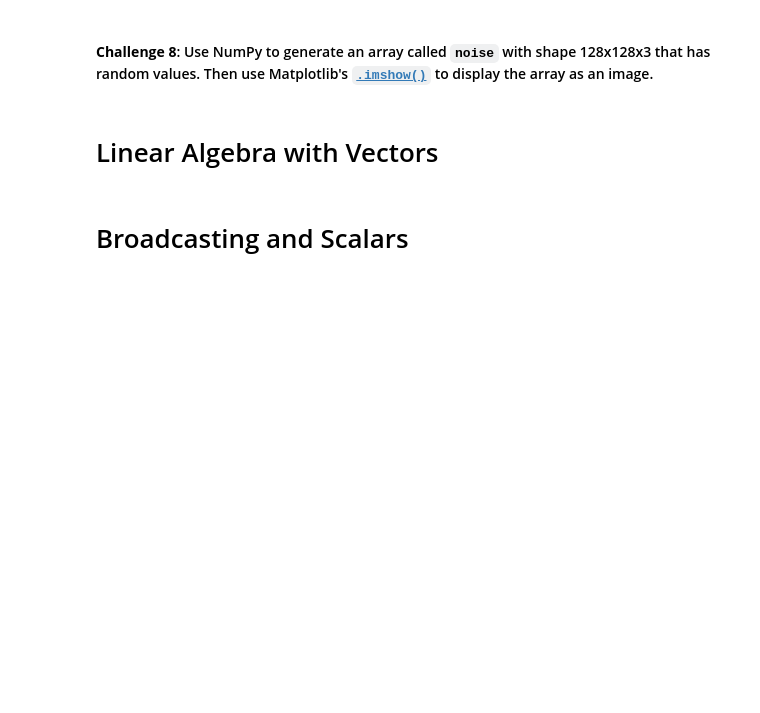
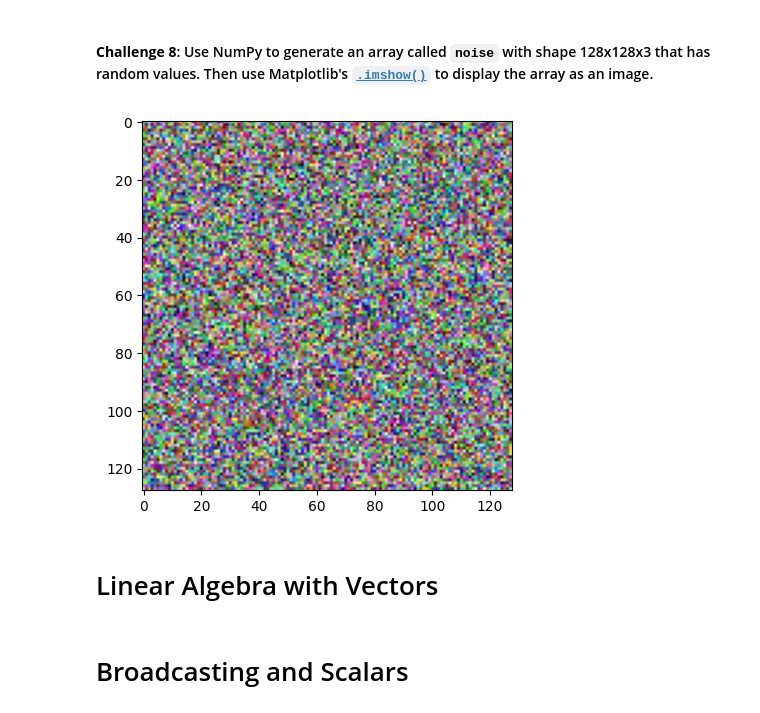
Before and after one commit to Jeff-Nibbs/numpy-arrays, a Jupyter notebook: Computation_with_NumPy_and_N_Dimensional_Arrays_(start).ipynb, the cells around one changed output. Drawn from its saved outputs; the diff is of its cells as text; code cells hidden in the pictures; blank space fills up the shorter version.

```diff
--- a/Computation_with_NumPy_and_N_Dimensional_Arrays_(start).ipynb
+++ b/Computation_with_NumPy_and_N_Dimensional_Arrays_(start).ipynb
@@ -187,5 +200,11 @@ array([[[5, 8, 7],
 # %% [markdown]
 #### **Challenge 8**: Use NumPy to generate an array called `noise` with shape 128x128x3 that has random values. Then use Matplotlib's [`.imshow()`](https://matplotlib.org/3.1.1/api/_as_gen/matplotlib.pyplot.imshow.html) to display the array as an image.
+# %%
+noise = np.random.random((128, 128, 3))
+plt.imshow(noise)
+plt.show()
+# %% [output]
+[figure, added]
 # %% [markdown]
 # Linear Algebra with Vectors
 # %%
```
Also changed, not shown: parts of 3 cells of this notebook.
